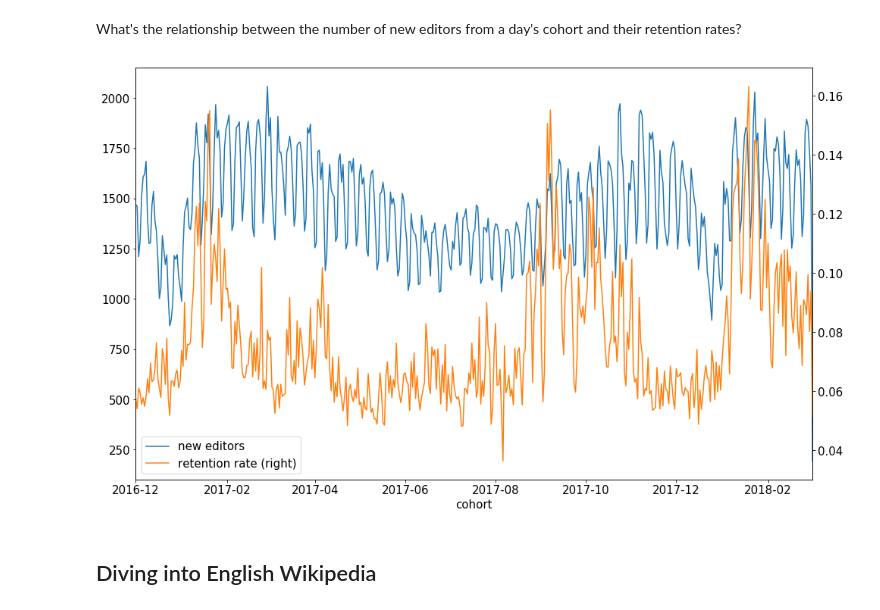
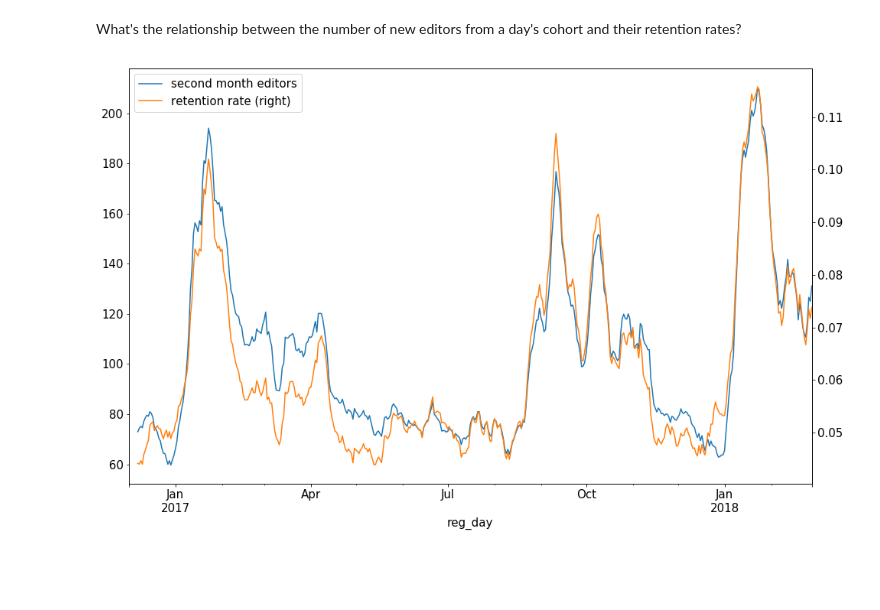
Before and after one commit to wikimedia-research/2018-01-new-editor-retention-analysis, a Jupyter notebook: analysis.ipynb, the cells around one changed output. Cells and saved outputs as stored; diff of their text form; code cells hidden in the pictures; blank space fills up the shorter version.

```diff
--- a/analysis.ipynb
+++ b/analysis.ipynb
@@ -76,0 +111,15 @@ en_revs.head()
+# %%
+mdb_en_d = mdb_en_new.groupby("reg_day").agg({
+    "mo_1_revs": {"mo_1_eds": np.count_nonzero, "mo_1_revs": np.sum},
+    "mo_2_revs": {"mo_2_eds": np.count_nonzero, "mo_2_revs": np.sum},
+    "mob_revs": {"mob_revs": np.sum},
+    "ve_revs": {"ve_revs": np.sum}
+})
+
+# Flatten the multi-level column labels
+mdb_en_d.columns = [col[1] for col in mdb_en_d.columns]
+
+# Calculate retention
+mdb_en_d["ret"] = mdb_en_d["mo_2_eds"] / mdb_en_d["mo_1_eds"]
+
+mdb_en_d.head()
@@ -96,0 +146,15 @@ len(adl_en_new.query("(mo_1_revs == mo_1_reverts) & (mo_2_revs == mo_2_reverts)"
+# %%
+adl_en_d = adl_en_new.groupby("reg_day").agg({
+    "mo_1_revs": {"mo_1_eds": np.count_nonzero, "mo_1_revs": np.sum},
+    "mo_2_revs": {"mo_2_eds": np.count_nonzero, "mo_2_revs": np.sum},
+    "mo_1_reverts": {"mo_1_reverts": np.sum},
+    "mo_2_reverts": {"mo_2_reverts": np.sum}
+})
+
+# Flatten the multi-level column labels
+adl_en_d.columns = [col[1] for col in adl_en_d.columns]
+
+# Calculate retention
+adl_en_d["ret"] = adl_en_d["mo_2_eds"] / adl_en_d["mo_1_eds"]
+
+adl_en_d.head()
@@ -96,0 +171,2 @@ len(adl_en_new.query("(mo_1_revs == mo_1_reverts) & (mo_2_revs == mo_2_reverts)"
+# %%
+en_d = adl_en_d.join(mdb_en_d, lsuffix = "_adl", rsuffix="_mdb")
@@ -96,0 +183,2 @@ len(adl_en_new.query("(mo_1_revs == mo_1_reverts) & (mo_2_revs == mo_2_reverts)"
+# %%
+en_d_r = en_d.rolling(7).mean()
@@ -199,9 +241,7 @@ plt.ylim(ymin=0);
 # %% [markdown]
 What's the relationship between the number of new editors from a day's cohort and their retention rates?
 # %%
-cohorts.first_mo.plot(label="new editors", legend=True)
-cohorts.retention.plot(secondary_y=True, label="retention rate", legend=True);
+en_d_r.mo_2_eds_adl.plot(label="second month editors", legend=True)
+en_d_r.ret_adl.plot(secondary_y=True, label="retention rate", legend=True);
 # %% [output]
-[figure, old version]
+[figure, new version]
-# %% [markdown]
-## Diving into English Wikipedia
```
Also changed, not shown: parts of 51 cells of this notebook, 2 other files.
